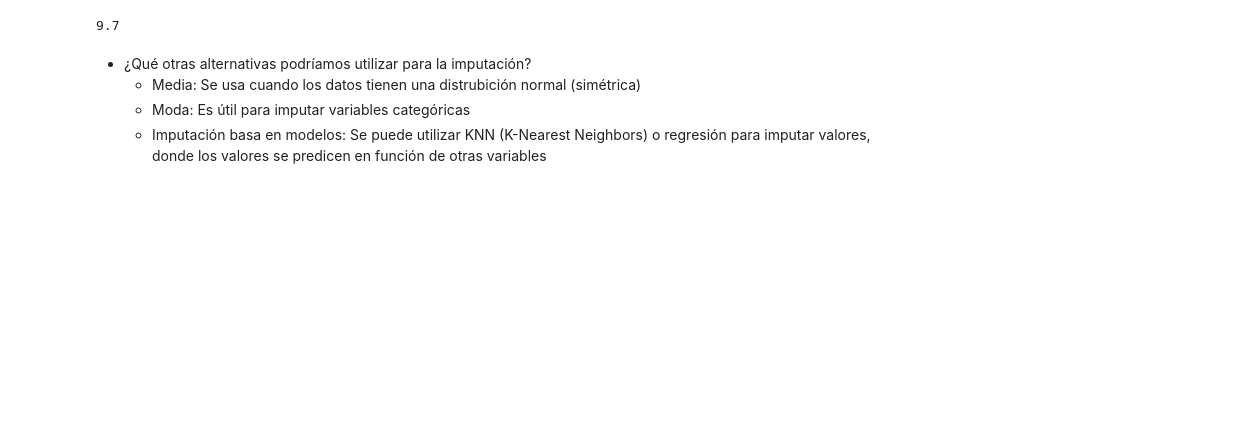
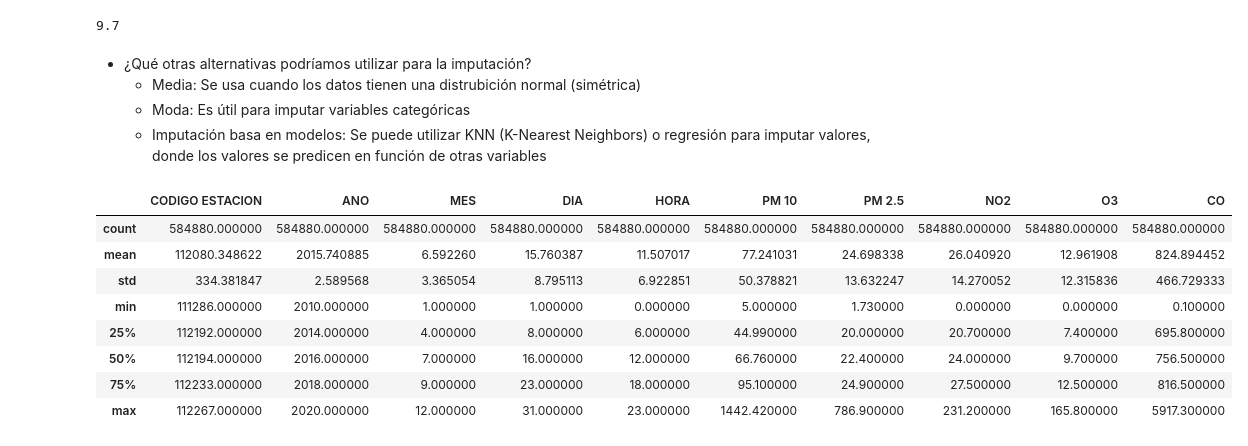
Before and after one commit to UserNanno/CV-PYTHON-2024-III-1, a Jupyter notebook: Clase_6/Clase_6.ipynb, the cells around one changed output. Saved outputs shown, nothing was run; the diff lists cells and outputs as text; code cells hidden in the pictures; blank space fills up the shorter version.

```diff
--- a/Clase_6/Clase_6.ipynb
+++ b/Clase_6/Clase_6.ipynb
@@ -371,3 +371,15 @@ print(data_cleaned_step3['O3'].median())
   * Media: Se usa cuando los datos tienen una distrubición normal (simétrica)
   * Moda: Es útil para imputar variables categóricas
   * Imputación basa en modelos: Se puede utilizar KNN (K-Nearest Neighbors) o regresión para imputar valores, donde los valores se predicen en función de otras variables
+# %%
+data_cleaned_step3.describe()
+# %% [output]
+|  | CODIGO ESTACION | ANO | MES | DIA | HORA | PM 10 | PM 2.5 | NO2 | O3 | CO |
+| count | 584880.000000 | 584880.000000 | 584880.000000 | 584880.000000 | 584880.000000 | 584880.000000 | 584880.000000 | 584880.000000 | 584880.000000 | 584880.000000 |
+| mean | 112080.348622 | 2015.740885 | 6.592260 | 15.760387 | 11.507017 | 77.241031 | 24.698338 | 26.040920 | 12.961908 | 824.894452 |
+| std | 334.381847 | 2.589568 | 3.365054 | 8.795113 | 6.922851 | 50.378821 | 13.632247 | 14.270052 | 12.315836 | 466.729333 |
+| min | 111286.000000 | 2010.000000 | 1.000000 | 1.000000 | 0.000000 | 5.000000 | 1.730000 | 0.000000 | 0.000000 | 0.100000 |
+| 25% | 112192.000000 | 2014.000000 | 4.000000 | 8.000000 | 6.000000 | 44.990000 | 20.000000 | 20.700000 | 7.400000 | 695.800000 |
+| 50% | 112194.000000 | 2016.000000 | 7.000000 | 16.000000 | 12.000000 | 66.760000 | 22.400000 | 24.000000 | 9.700000 | 756.500000 |
+| 75% | 112233.000000 | 2018.000000 | 9.000000 | 23.000000 | 18.000000 | 95.100000 | 24.900000 | 27.500000 | 12.500000 | 816.500000 |
+| max | 112267.000000 | 2020.000000 | 12.000000 | 31.000000 | 23.000000 | 1442.420000 | 786.900000 | 231.200000 | 165.800000 | 5917.300000 |
```
Also changed, not shown: parts of 36 cells of this notebook, 1 other file.
